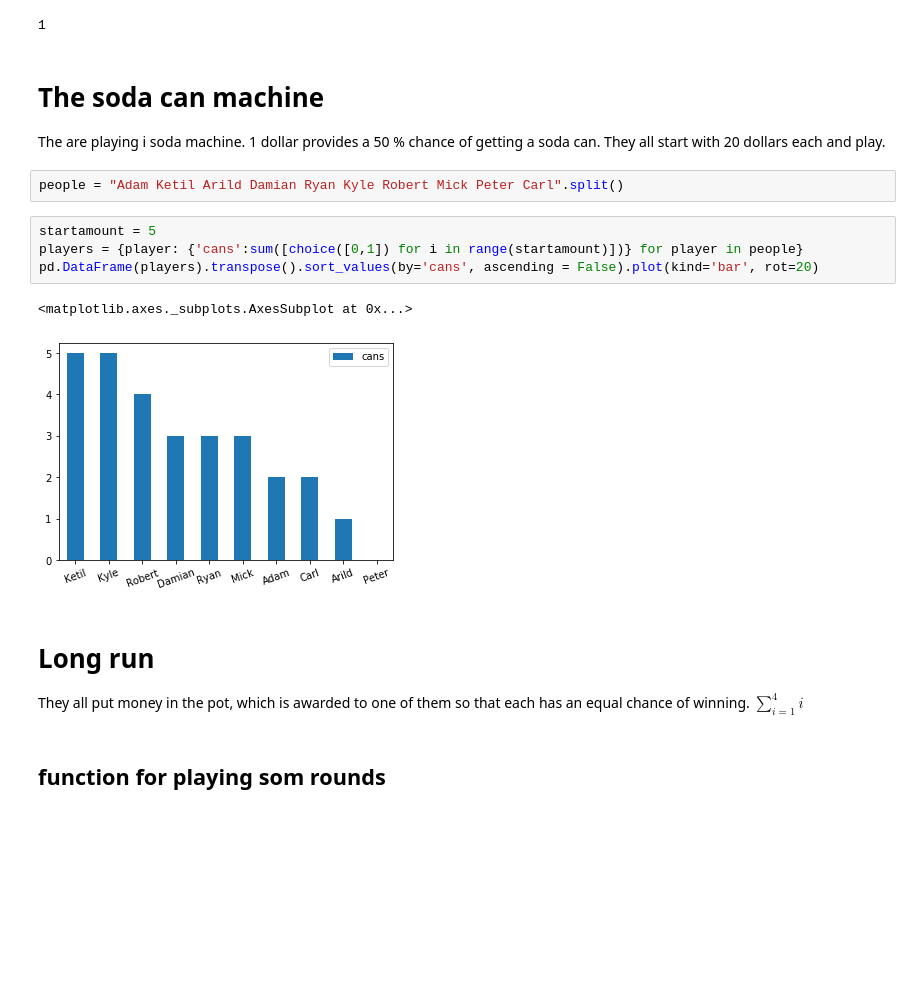
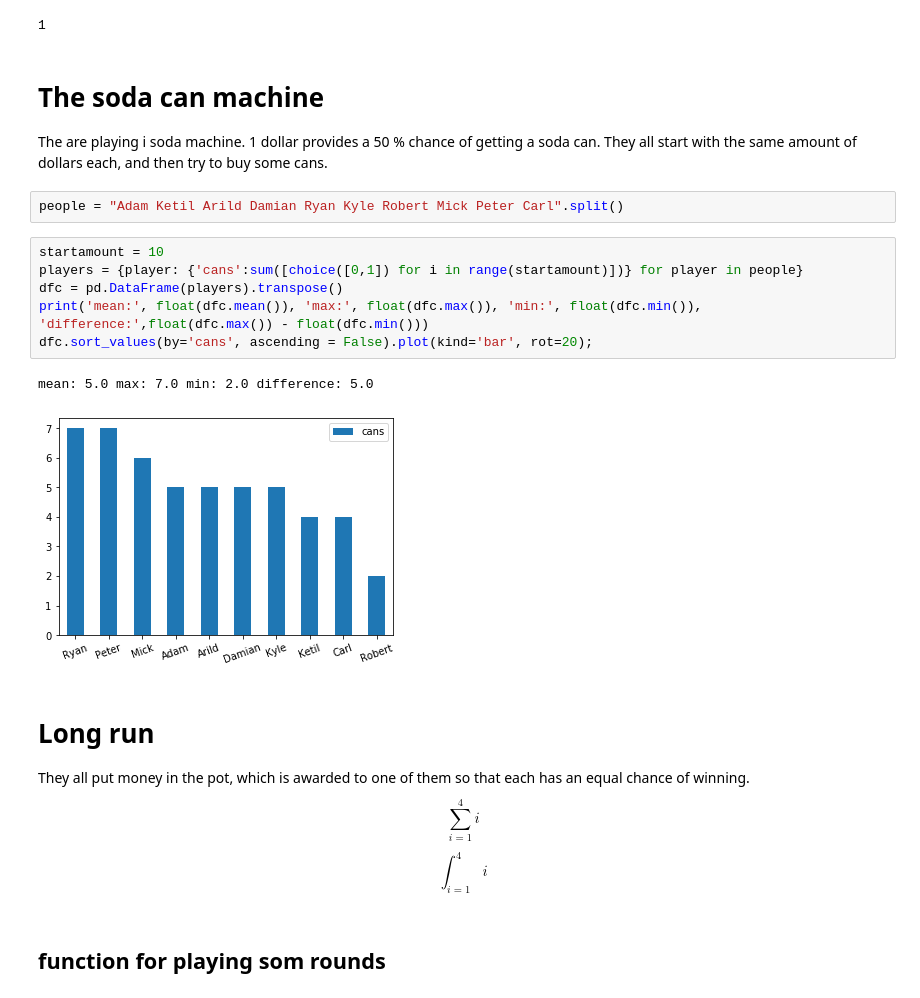
Before and after one commit to Yoonsen/Miscellaneous-Notebooks, a Jupyter notebook: big number fallacy/law of small numbers.ipynb, the cells around one changed output. Cells and saved outputs as stored; diff of their text form; blank space fills up the shorter version.

```diff
--- a/big number fallacy/law of small numbers.ipynb
+++ b/big number fallacy/law of small numbers.ipynb
@@ -13,21 +13,24 @@ choice([0,1])
 # %% [markdown]
 # The soda can machine
 
-The are playing i soda machine. 1 dollar provides a 50 % chance of getting a soda can. They all start with 20 dollars each and play.
+The are playing i soda machine. 1 dollar provides a 50 % chance of getting a soda can. They all start with the same amount of dollars each, and then try to buy some cans.
 # %%
 people = "Adam Ketil Arild Damian Ryan Kyle Robert Mick Peter Carl".split()
 # %%
-startamount = 5
+startamount = 10
 players = {player: {'cans':sum([choice([0,1]) for i in range(startamount)])} for player in people}
-pd.DataFrame(players).transpose().sort_values(by='cans', ascending = False).plot(kind='bar', rot=20)
+dfc = pd.DataFrame(players).transpose()
+print('mean:', float(dfc.mean()), 'max:', float(dfc.max()), 'min:', float(dfc.min()), 'difference:',float(dfc.max()) - float(dfc.min()))
+dfc.sort_values(by='cans', ascending = False).plot(kind='bar', rot=20);
 # %% [output]
-<matplotlib.axes._subplots.AxesSubplot at 0x...>
+mean: 5.0 max: 7.0 min: 2.0 difference: 5.0
-[figure, old version]
+[figure, new version]
 # %% [markdown]
 # Long run
 
 They all put money in the pot, which is awarded to one of them so that each has an equal chance of winning.
-$\sum_{i=1}^{4}{i}$
+$$\sum_{i=1}^{4}{i}$$
+$$\int_{i=1}^{4}{i}$$
 # %% [markdown]
 ## function for playing som rounds
 # %%
```
Also changed, not shown: parts of 6 cells of this notebook.
